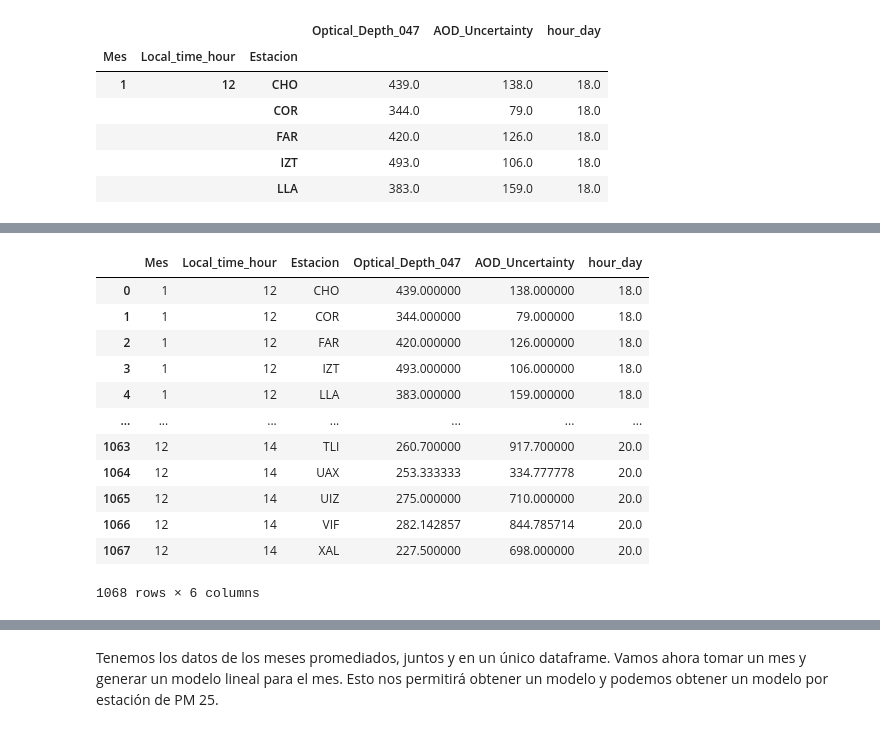
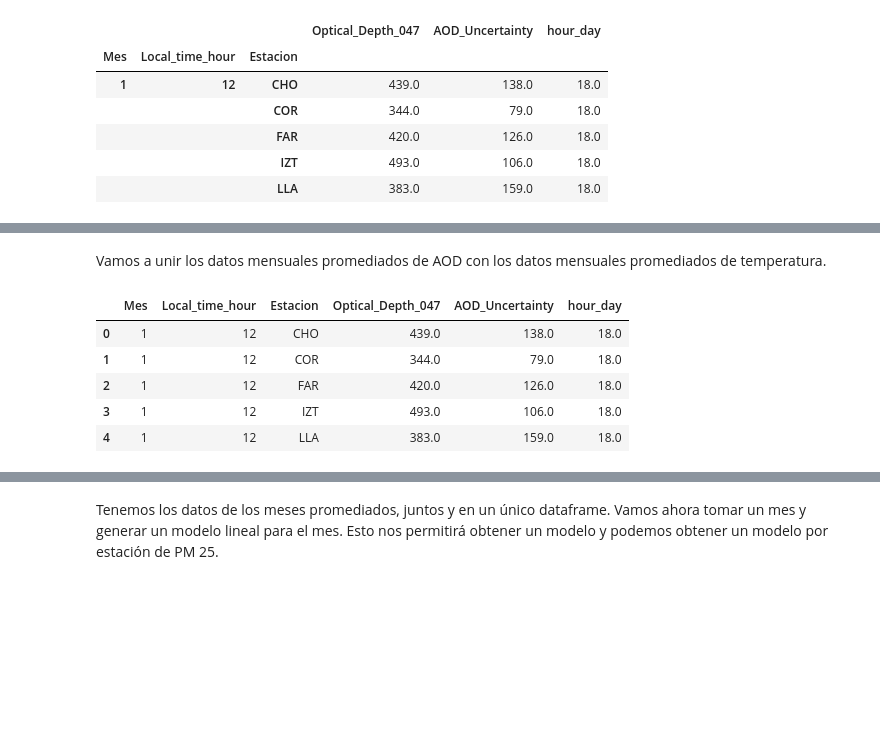
Before and after one commit to msalazarcgeo/contaminantes_satelites, a Jupyter notebook: notebooks/aver_data.ipynb, the cells around one changed output, grey strips where cells are left out. Cells and saved outputs as stored; diff of their text form; code cells hidden in the pictures; blank space fills up the shorter version.

```diff
--- a/notebooks/aver_data.ipynb
+++ b/notebooks/aver_data.ipynb
@@ -216,19 +298,14 @@ temp_month_hour.head()
+# %% [markdown]
+Vamos a unir los datos mensuales promediados de AOD con los datos mensuales promediados de temperatura.
 # %%
-AOD_dat_month_hour
+AOD_dat_month_hour.head()
 # %% [output]
 |  | Mes | Local_time_hour | Estacion | Optical_Depth_047 | AOD_Uncertainty | hour_day |
-| 0 | 1 | 12 | CHO | 439.000000 | 138.000000 | 18.0 |
-| 1 | 1 | 12 | COR | 344.000000 | 79.000000 | 18.0 |
-| 2 | 1 | 12 | FAR | 420.000000 | 126.000000 | 18.0 |
-| 3 | 1 | 12 | IZT | 493.000000 | 106.000000 | 18.0 |
-| 4 | 1 | 12 | LLA | 383.000000 | 159.000000 | 18.0 |
-| ... | ... | ... | ... | ... | ... | ... |
-| 1063 | 12 | 14 | TLI | 260.700000 | 917.700000 | 20.0 |
-| 1064 | 12 | 14 | UAX | 253.333333 | 334.777778 | 20.0 |
-| 1065 | 12 | 14 | UIZ | 275.000000 | 710.000000 | 20.0 |
-| 1066 | 12 | 14 | VIF | 282.142857 | 844.785714 | 20.0 |
-| 1067 | 12 | 14 | XAL | 227.500000 | 698.000000 | 20.0 |
+| 0 | 1 | 12 | CHO | 439.0 | 138.0 | 18.0 |
+| 1 | 1 | 12 | COR | 344.0 | 79.0 | 18.0 |
+| 2 | 1 | 12 | FAR | 420.0 | 126.0 | 18.0 |
+| 3 | 1 | 12 | IZT | 493.0 | 106.0 | 18.0 |
+| 4 | 1 | 12 | LLA | 383.0 | 159.0 | 18.0 |
-1068 rows × 6 columns
 # %%
  AOD_temp_month_hour= AOD_dat_month_hour.merge(
                           temp_month_hour,
```
Also changed, not shown: parts of 71 cells of this notebook, 1 other file.
